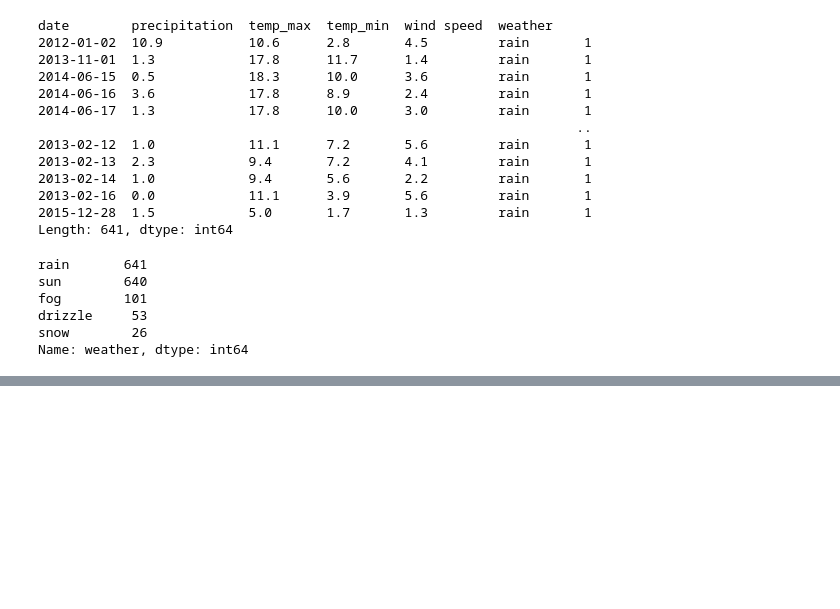
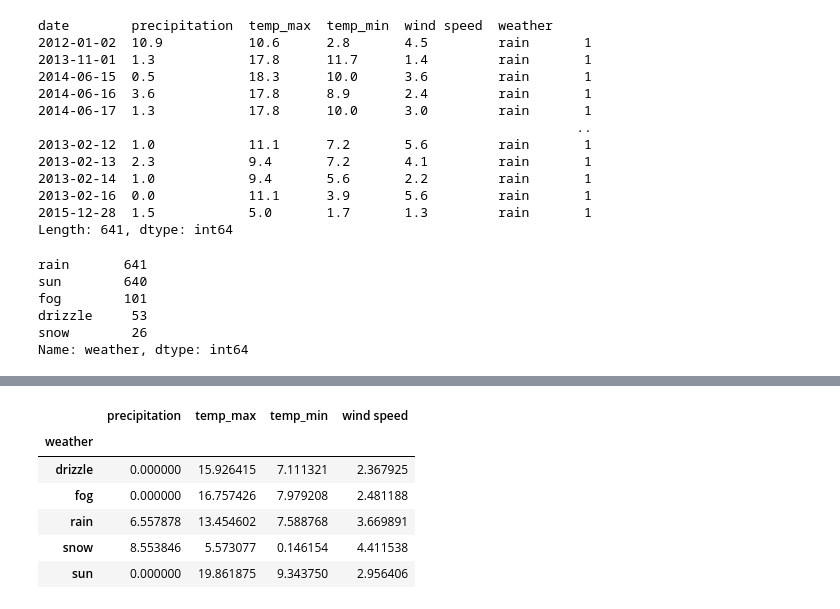
Before and after one commit to shashankgmadival/DATA-ANALYSIS, a Jupyter notebook: weather-prediction.ipynb, the cells around one changed output, grey strips where cells are left out. Cells and saved outputs as stored; diff of their text form; code cells hidden in the pictures; blank space fills up the shorter version.

```diff
--- a/weather-prediction.ipynb
+++ b/weather-prediction.ipynb
@@ -391,0 +427,10 @@ Name: weather, dtype: int64
+# %%
+data.groupby('weather').mean()
+# %% [output]
+|  | precipitation | temp_max | temp_min | wind speed |
+| weather |  |  |  |  |
+| drizzle | 0.000000 | 15.926415 | 7.111321 | 2.367925 |
+| fog | 0.000000 | 16.757426 | 7.979208 | 2.481188 |
+| rain | 6.557878 | 13.454602 | 7.588768 | 3.669891 |
+| snow | 8.553846 | 5.573077 | 0.146154 | 4.411538 |
+| sun | 0.000000 | 19.861875 | 9.343750 | 2.956406 |
```
Also changed, not shown: parts of 10 cells of this notebook.
